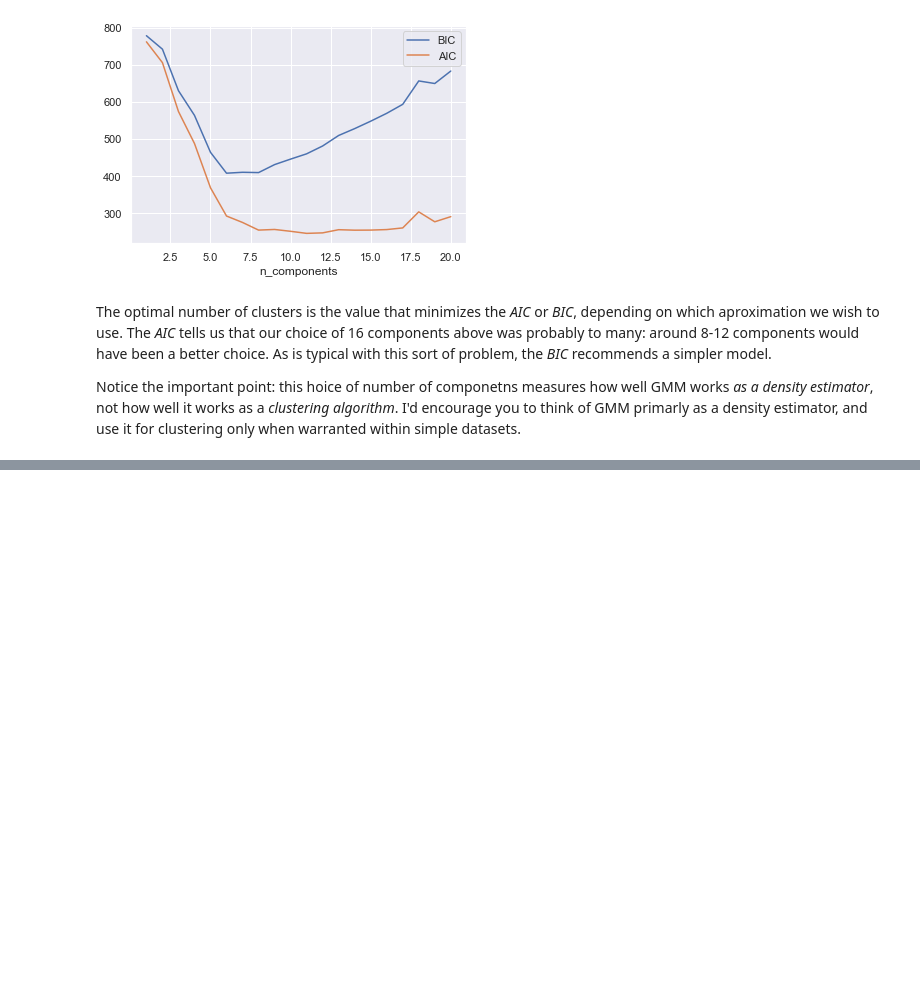
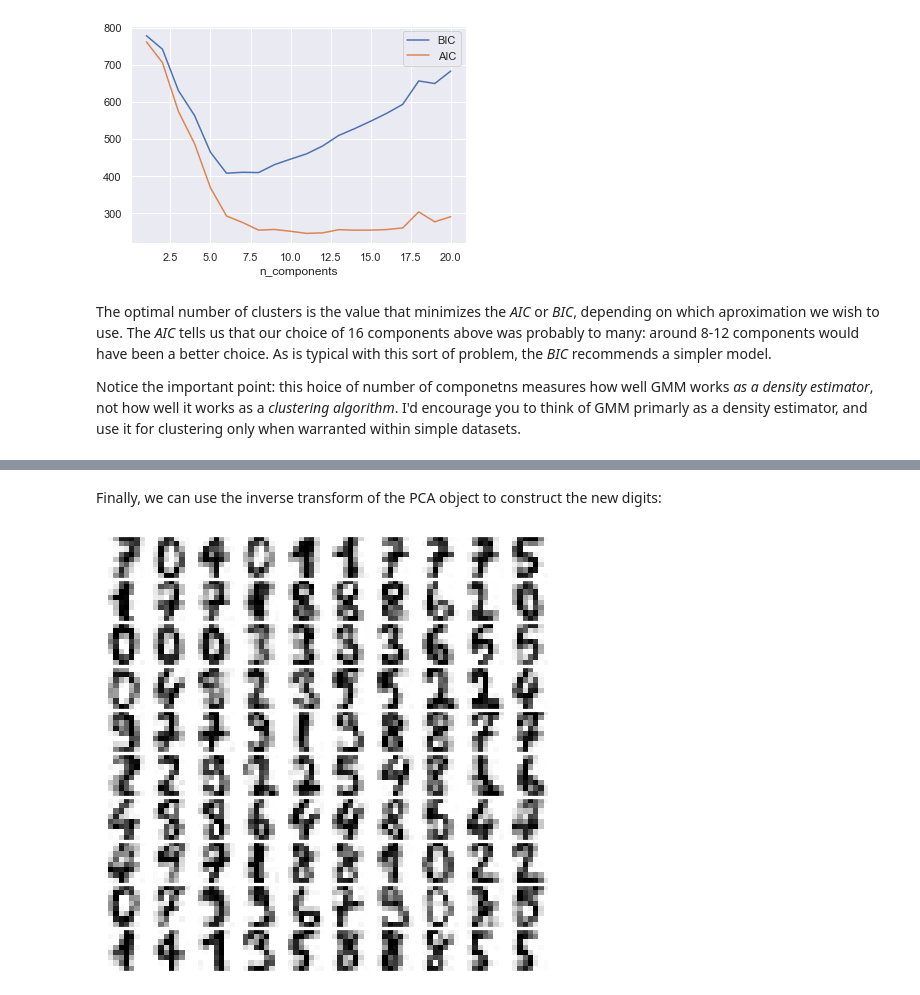
Before and after one commit to Jeffresh/python-datascience-handbook, a Jupyter notebook: scikitlearn/gaussian_mixture_models.ipynb, the cells around one changed output, grey strips where cells are left out. Drawn from its saved outputs; the diff is of its cells as text; code cells hidden in the pictures; blank space fills up the shorter version.

```diff
--- a/scikitlearn/gaussian_mixture_models.ipynb
+++ b/scikitlearn/gaussian_mixture_models.ipynb
@@ -238,0 +302,7 @@ Notice the important point: this hoice of number of componetns measures how well
+# %% [markdown]
+Finally, we can use the inverse transform of the PCA object to construct the new digits:
+# %%
+digits_new = pca.inverse_transform(data_new)
+plot_digits(digits_new)
+# %% [output]
+[figure, added]
```
Also changed, not shown: parts of 16 cells of this notebook.
